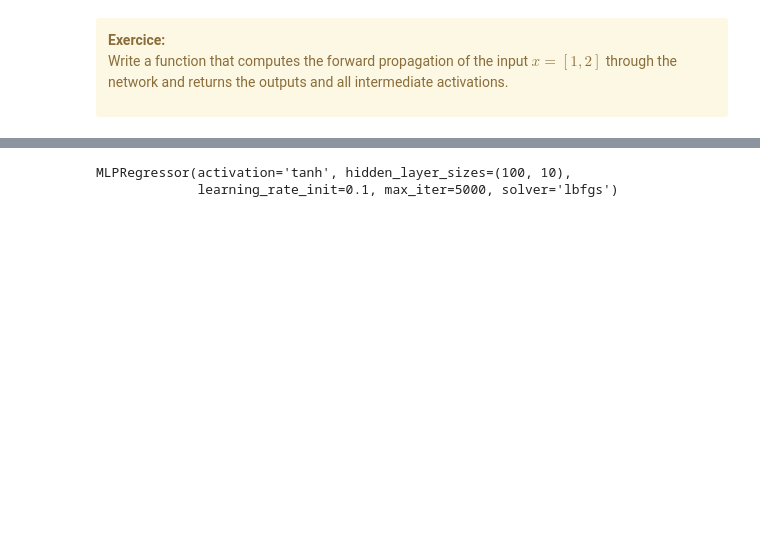
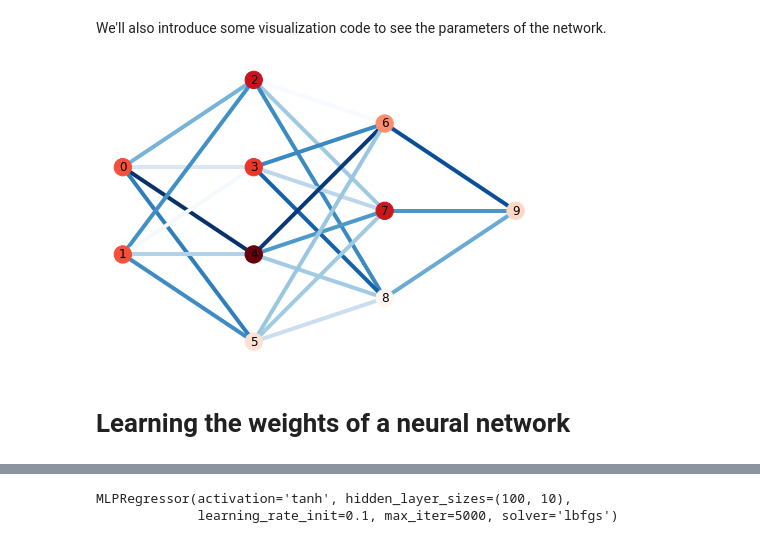
Before and after one commit to d9w/deep-learning-intro, a Jupyter notebook: 2. Training ANNs.ipynb, the cells around one changed output, grey strips where cells are left out. Drawn from its saved outputs; the diff is of its cells as text; code cells hidden in the pictures; blank space fills up the shorter version.

```diff
--- a/2. Training ANNs.ipynb
+++ b/2. Training ANNs.ipynb
@@ -22,9 +19,3 @@ weights = [np.random.randn(out,inp) for inp,out in zip(sizes[:-1],sizes[1:])]
 def sigmoid(z):
     """The sigmoid function."""
     return 1.0/(1.0+np.exp(-z))
-# %% [markdown]
-<div class="alert alert-warning">
-
-**Exercice:**<br>
-Write a function that computes the forward propagation of the input $x=[1,2]$ through the network and returns the outputs and all intermediate activations.
-</div>
@@ -34,0 +39,39 @@ Write a function that computes the forward propagation of the input $x=[1,2]$ th
+# %% [markdown]
+We'll also introduce some visualization code to see the parameters of the network.
+# %%
+# Graph plotting
+import networkx as nx
+
+ids = np.append([0], np.cumsum(sizes))
+id_layers = []
+G = nx.Graph()
+for l in range(1, len(ids)):
+    id_layers.append([i for i in range(ids[l-1], ids[l])])
+for l in range(len(id_layers)):
+    for i in id_layers[l]:
+        G.add_node(i, subset=l)
+for l in range(1, len(id_layers)):
+    for i in id_layers[l-1]:
+        for j in id_layers[l]:
+            G.add_edge(i, j)
+
+def get_param_colors(weights, biases):
+    w = [i for l in weights for i in l.flatten()]
+    b = np.concatenate((np.zeros(sizes[0]),
+                         [i for l in biases for i in l.flatten()]))
+    return np.copy(w), np.copy(b)
+
+options = {
+    "width": 4,
+    "cmap": plt.cm.Reds,
+    "edge_cmap": plt.cm.Blues,
+    "with_labels": True,
+}
+pos = nx.multipartite_layout(G)
+# %%
+w, b = get_param_colors(weights, biases)
+nx.draw(G, pos, **options, edge_color=w, node_color=b)
+# %% [output]
+[figure, added]
+# %% [markdown]
+# Learning the weights of a neural network
```
Also changed, not shown: parts of 88 cells of this notebook, 3 other files.
